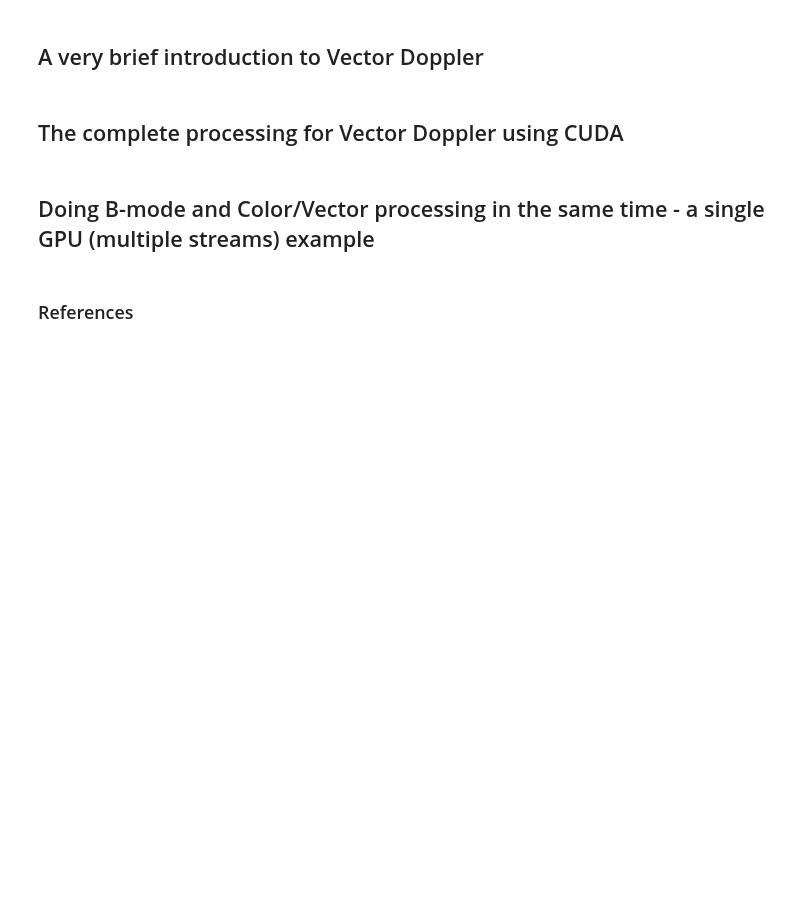
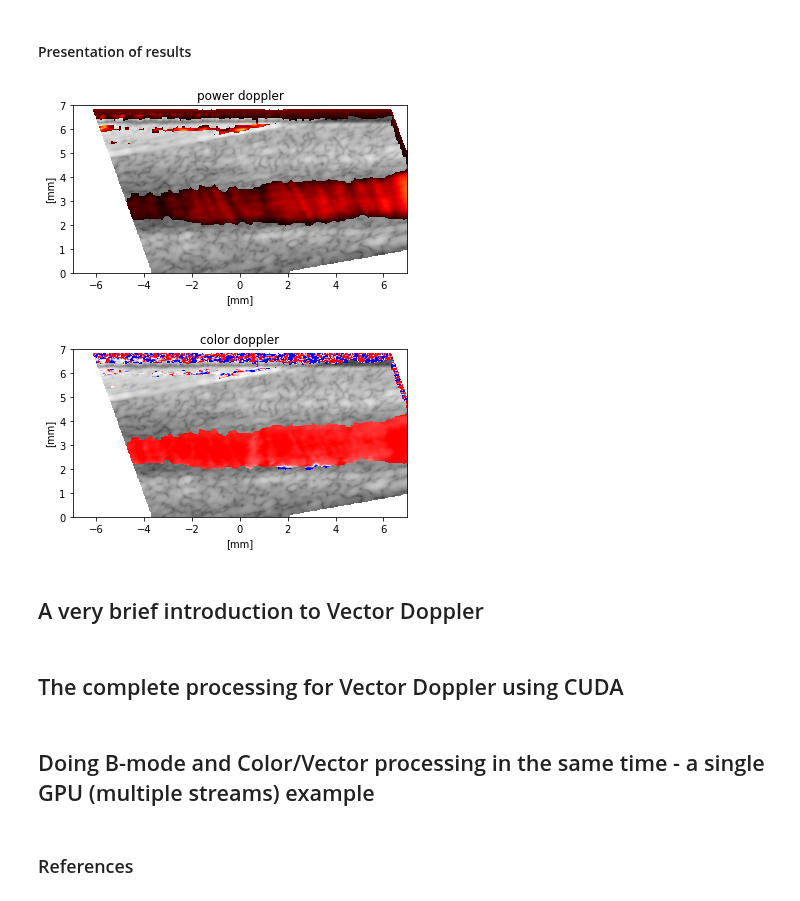
Before and after one commit to Lab4US/gpu-short-course, a Jupyter notebook: exercises/case_study_doppler.ipynb, the cells around one changed output. Cells and saved outputs as stored; diff of their text form; code cells hidden in the pictures; blank space fills up the shorter version.

Commit message:
doppler use-case update. Raw color data blend into bmode added.

```diff
--- a/exercises/case_study_doppler.ipynb
+++ b/exercises/case_study_doppler.ipynb
@@ -156,0 +272,23 @@ Wall time: 140 µs
+# %%
+# push input data to gpu
+iq_gpu = cp.array(iq_wcf)
+
+# allocate memory on gpu for output data
+nframes, nx, nz = iq.shape
+color =  cp.zeros((nx, nz)).astype(cp.float32)
+power =  cp.zeros((nx, nz)).astype(cp.float32)
+
+# specify block and grid sizes
+bx = 16
+bz = 16
+gx = np.ceil(nx/bx).astype(int)
+gz = np.ceil(nz/bx).astype(int)
+block = (bz, bx)
+grid = (gz, gx)
+
+# use kernel (and working time)
+%time cdoppler(grid, block, (color, power, iq_gpu, nz, nx, nframes))
+
+# get data from gpu
+color = color.get().T
+power = power.get().T
@@ -157,3 +298,16 @@ Wall time: 140 µs
+# %% [markdown]
+#### Presentation of results
+# %%
+center_frame = np.round(nframes/2).astype(int)
+bmode = iq2bmode(iq[center_frame,:,:]).T
+# show_doppler(xgrid, zgrid, color, power, 'color')
+# show_doppler(xgrid, zgrid, color, power, 'power')
+# show_bmode(xgrid, zgrid, bmode)
+show_blend(xgrid, zgrid, bmode, color, power, 'power')
+show_blend(xgrid, zgrid, bmode, color, power, 'color', color_limit=(-1,1))
+# %% [output]
+[figure, added]
+[figure, added]
 # %% [markdown]
 ## A very brief introduction to Vector Doppler
 # %% [markdown]
```
Also changed, not shown: parts of 14 cells of this notebook.
